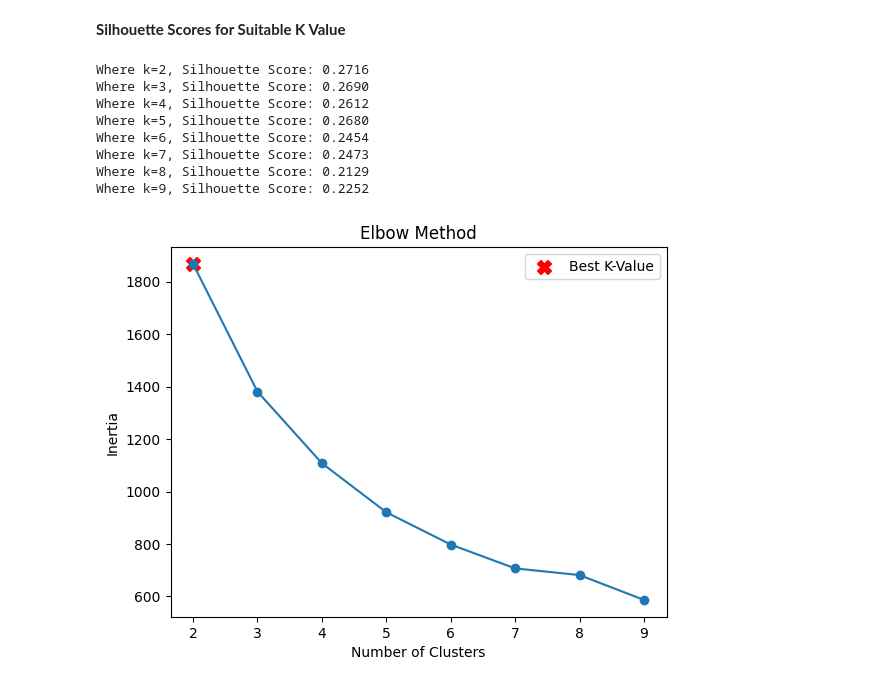
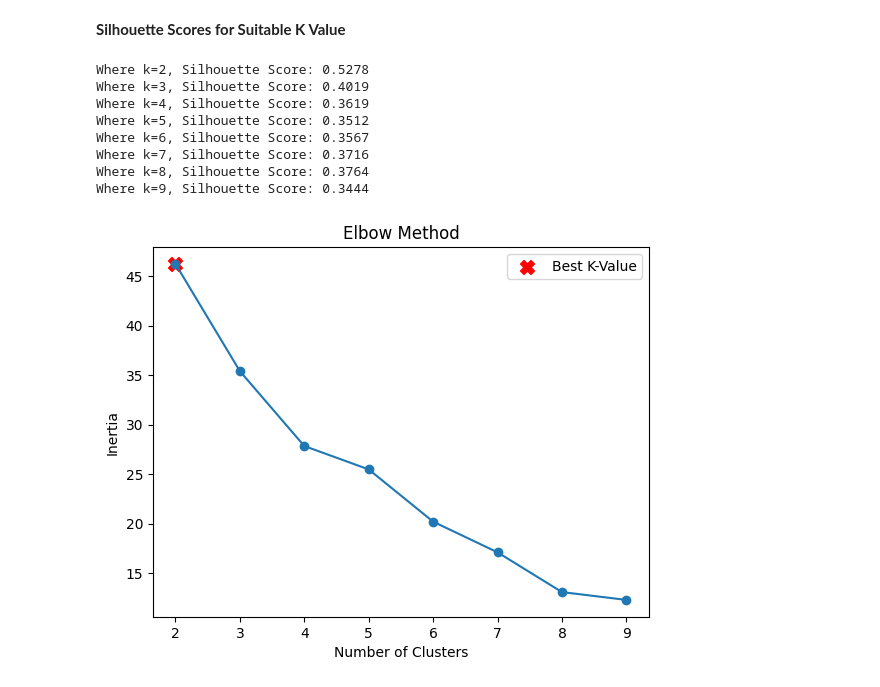
Before and after one commit to Chungj2000/DataAnalysis, a Jupyter notebook: Kaggle/College Student Placement Factors/Workbook.ipynb, the cells around one changed output. Cells and saved outputs as stored; diff of their text form; code cells hidden in the pictures.

```diff
--- a/Kaggle/College Student Placement Factors/Workbook.ipynb
+++ b/Kaggle/College Student Placement Factors/Workbook.ipynb
@@ -1240,8 +1240,12 @@ non_academic_axis = np.dot(non_academic_values[:, :2], non_academic_model.explai
 # %% [markdown]
 **Compile PCAs**
 # %%
-college_data['Academic_PCA'] = academic_axis
-college_data['Non_Academic_PCA'] = non_academic_axis
+kmeans_college_data = pd.DataFrame()
 
-#print(college_data['Academic_PCA'])
-#print(college_data['Non_Academic_PCA'])
+kmeans_college_data['Academic_PCA'] = academic_axis
+kmeans_college_data['Non_Academic_PCA'] = non_academic_axis
+
+#print(kmeans_college_data)
+
+#print(kmeans_college_data['Academic_PCA'])
+#print(kmeans_college_data['Non_Academic_PCA'])
@@ -1253,45 +1272,46 @@ college_data['Non_Academic_PCA'] = non_academic_axis
 inertia = []
 best_k = 1
 best_s_score = 0
 best_inertia = 0
 
-k_model_labels = ['Academic_PCA', 'Non_Academic_PCA']
+#Range for testing k in n_clusters
+initial_k = 2
+end_k = 10
 
 
-
-for k in range(2,10):
+for k in range(initial_k, end_k):
         kmeans = KMeans(n_clusters=k, random_state=1)
-        labels = kmeans.fit_predict(college_data)
-        s_score = silhouette_score(college_data, labels)
+        labels = kmeans.fit_predict(kmeans_college_data)
+        s_score = silhouette_score(kmeans_college_data, labels)
 
         if s_score > best_s_score:
                 best_s_score = s_score
                 best_k = k
 
         print(f"Where k={k}, Silhouette Score: {s_score:.4f}")
         inertia.append(kmeans.inertia_)
 
 
 
 #print(f'\nOptimal number of clusters k: {best_k}')
-best_inertia = inertia[best_k - 2]
+best_inertia = inertia[best_k - initial_k]
 
 
 
 plt.plot(range(2,10), inertia, marker='o')
 plt.scatter(best_k, best_inertia, marker='X', color='red', s=100, label='Best K-Value')
 plt.title('Elbow Method')
 plt.xlabel('Number of Clusters')
 plt.ylabel('Inertia')
 plt.legend()
 plt.show()
 # %% [output]
-Where k=2, Silhouette Score: 0.2716
-Where k=3, Silhouette Score: 0.2690
-Where k=4, Silhouette Score: 0.2612
-Where k=5, Silhouette Score: 0.2680
-Where k=6, Silhouette Score: 0.2454
-Where k=7, Silhouette Score: 0.2473
-Where k=8, Silhouette Score: 0.2129
-Where k=9, Silhouette Score: 0.2252
+Where k=2, Silhouette Score: 0.5278
+Where k=3, Silhouette Score: 0.4019
+Where k=4, Silhouette Score: 0.3619
+Where k=5, Silhouette Score: 0.3512
+Where k=6, Silhouette Score: 0.3567
+Where k=7, Silhouette Score: 0.3716
+Where k=8, Silhouette Score: 0.3764
+Where k=9, Silhouette Score: 0.3444
-[figure, old version]
+[figure, new version]
```
Also changed, not shown: parts of 3 cells of this notebook.
